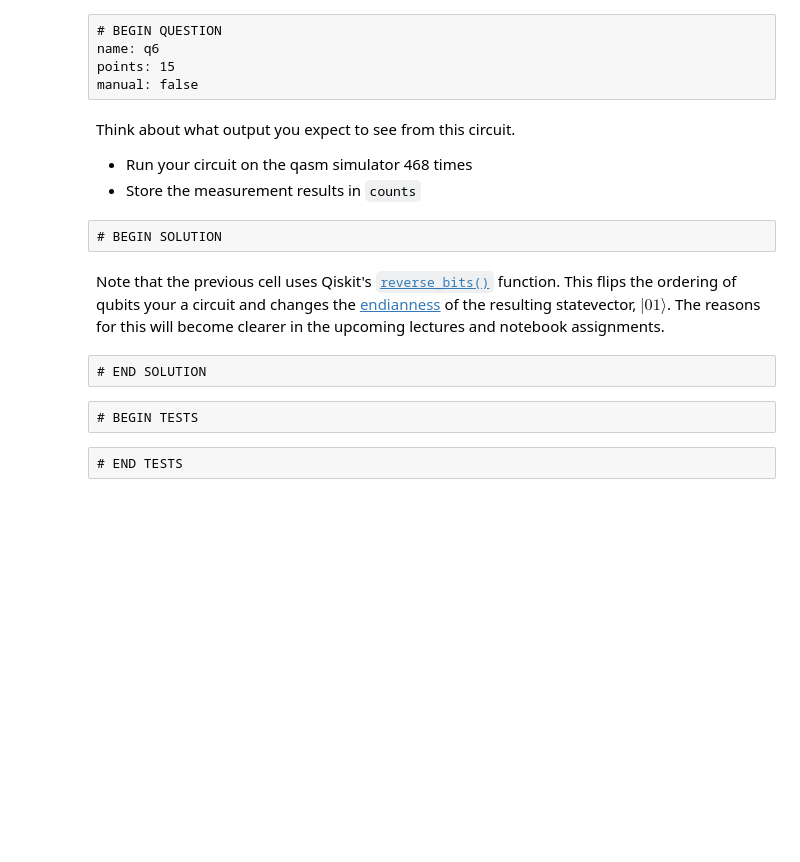
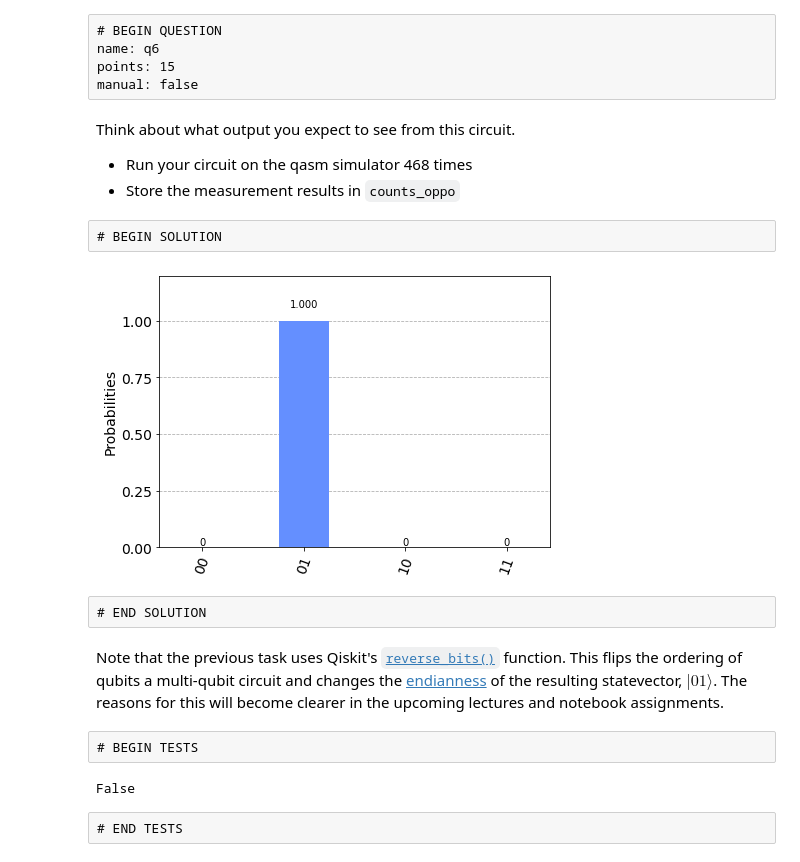
Before and after one commit to ProfRonCytron/ZeboCopy, a Jupyter notebook: exercises/qiskit/q0.ipynb, the cells around one changed output. Saved outputs shown, nothing was run; the diff lists cells and outputs as text; code cells hidden in the pictures; blank space fills up the shorter version.

```diff
--- a/exercises/qiskit/q0.ipynb
+++ b/exercises/qiskit/q0.ipynb
@@ -312,26 +359,28 @@ manual: false
 # %% [markdown]
 Think about what output you expect to see from this circuit.
 - Run your circuit on the qasm simulator 468 times
-- Store the measurement results in `counts`
+- Store the measurement results in `counts_oppo`
 # %% [raw]
 # BEGIN SOLUTION
 # %%
 qc = opposites().reverse_bits()
 qasm_sim = BasicAer.get_backend("qasm_simulator")
 
 # BEGIN SOLUTION
 job = execute(qc, qasm_sim, shots=468)
-counts = job.result().get_counts()
+counts_oppo = job.result().get_counts()
 # END SOLUTION
 
 for state in ['00','01','10','11']:
-    if state not in counts:
-        counts[state] = 0
-plot_histogram(counts)
+    if state not in counts_oppo:
+        counts_oppo[state] = 0
+plot_histogram(counts_oppo)
+# %% [output]
+[figure, added]
-# %% [markdown]
-Note that the previous cell uses Qiskit's [`reverse_bits()`](https://qiskit.org/documentation/stubs/qiskit.circuit.QuantumCircuit.reverse_bits.html#qiskit.circuit.QuantumCircuit.reverse_bits) function. This flips the ordering of qubits your a circuit and changes the [endianness](https://en.wikipedia.org/wiki/Endianness) of the resulting statevector, $|01\rangle$. The reasons for this will become clearer in the upcoming lectures and notebook assignments.
 # %% [raw]
 # END SOLUTION
+# %% [markdown]
+Note that the previous task uses Qiskit's [`reverse_bits()`](https://qiskit.org/documentation/stubs/qiskit.circuit.QuantumCircuit.reverse_bits.html#qiskit.circuit.QuantumCircuit.reverse_bits) function. This flips the ordering of qubits a multi-qubit circuit and changes the [endianness](https://en.wikipedia.org/wiki/Endianness) of the resulting statevector, $|01\rangle$. The reasons for this will become clearer in the upcoming lectures and notebook assignments.
 # %% [raw]
 # BEGIN TESTS
 # %%
@@ -339,7 +388,9 @@ Note that the previous cell uses Qiskit's [`reverse_bits()`](https://qiskit.org/
 hidden: true
 points: 15
 """ # END TEST CONFIG
-counts['01'] == 468
+'01' in counts_oppo and counts_oppo['01'] == 468
+# %% [output]
+False
 # %% [raw]
 # END TESTS
 # %% [raw]
```
Also changed, not shown: parts of 19 cells of this notebook.
